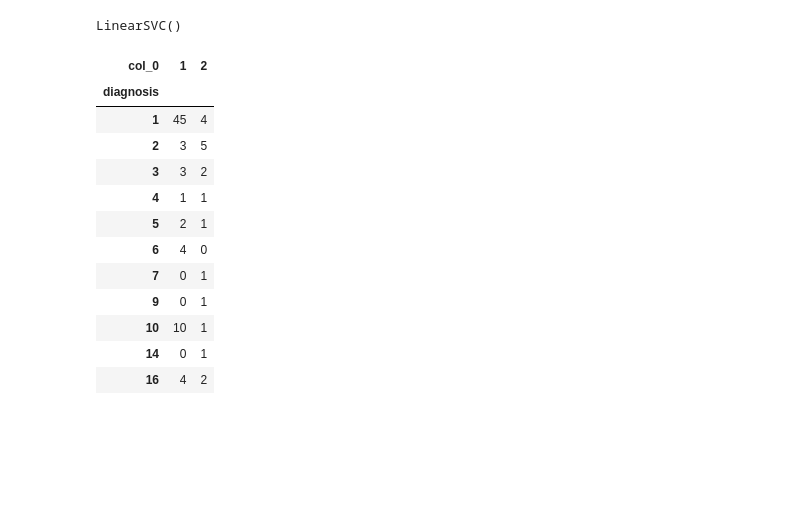
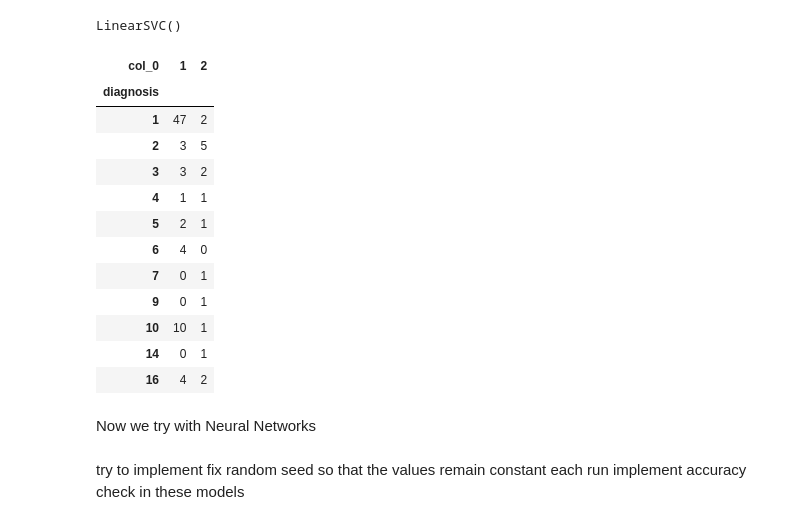
Before and after one commit to StefanDavidov/Arrhythmia_dataset_8-19-23, a Jupyter notebook: detection_system.ipynb, the cells around one changed output. Cells and saved outputs as stored; diff of their text form; code cells hidden in the pictures; blank space fills up the shorter version.

```diff
--- a/detection_system.ipynb
+++ b/detection_system.ipynb
@@ -256,12 +256,12 @@ clf.fit(X_train_without_all, y_train_without_all)
 LinearSVC()
 # %%
 #test the model with all types
-Y_pred = clf.predict(X_test_with_all)
-pd.crosstab(y_test_with_all, Y_pred)
+Y_pred_SVM = clf.predict(X_test_with_all)
+pd.crosstab(y_test_with_all, Y_pred_SVM)
 # %% [output]
 | col_0 | 1 | 2 |
 | diagnosis |  |  |
-| 1 | 45 | 4 |
+| 1 | 47 | 2 |
 | 2 | 3 | 5 |
 | 3 | 3 | 2 |
 | 4 | 1 | 1 |
@@ -272,3 +272,5 @@ pd.crosstab(y_test_with_all, Y_pred)
 | 10 | 10 | 1 |
 | 14 | 0 | 1 |
 | 16 | 4 | 2 |
+# %% [markdown]
+Now we try with Neural Networks
@@ -274,0 +292,3 @@ pd.crosstab(y_test_with_all, Y_pred)
+# %% [markdown]
+try to implement fix random seed so that the values remain constant each run
+implement accuracy check in these models
```
Also changed, not shown: parts of 11 cells of this notebook, 1 other file.
